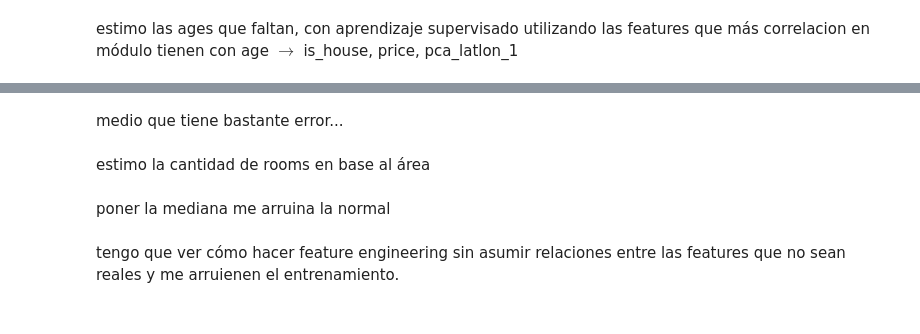
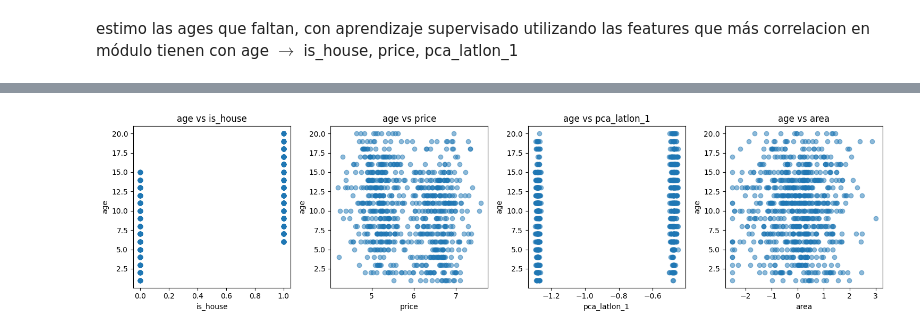
Before and after one commit to anatissera/Machine-Learning-Deep-Learning, a Jupyter notebook: Tissera_AnaPaula_TP1/Análisis_de_datos.ipynb, the cells around one changed output, grey strips where cells are left out. Saved outputs shown, nothing was run; the diff lists cells and outputs as text; code cells hidden in the pictures.

```diff
--- a/Tissera_AnaPaula_TP1/Análisis_de_datos.ipynb
+++ b/Tissera_AnaPaula_TP1/Análisis_de_datos.ipynb
@@ -324,4 +439,0 @@ Valores de 'age' estimados y completados en el DataFrame.
-# %% [markdown]
-medio que tiene bastante error...
-# %% [markdown]
-estimo la cantidad de rooms en base al área
@@ -341,4 +440,20 @@ estimo la cantidad de rooms en base al área
-# %% [markdown]
-poner la mediana me arruina la normal
-# %% [markdown]
-tengo que ver cómo hacer feature engineering sin asumir relaciones entre las features que no sean reales y me arruienen el entrenamiento.
+# %%
+def plot_age_vs(df):
+    # Definir las columnas a graficar contra 'age'
+    features = ["is_house", "price", "pca_latlon_1", "area"]
+
+    # Crear la figura con subgráficos
+    fig, axes = plt.subplots(1, len(features), figsize=(15, 4))
+
+    for i, feature in enumerate(features):
+        axes[i].scatter(df[feature], df["age"], alpha=0.5)
+        axes[i].set_xlabel(feature)
+        axes[i].set_ylabel("age")
+        axes[i].set_title(f"age vs {feature}")
+
+    plt.tight_layout()
+    plt.show()
+
+plot_age_vs(casas_dev_rooms_complete)
+# %% [output]
+[figure, added]
```
Also changed, not shown: parts of 31 cells of this notebook, 3 other files.
